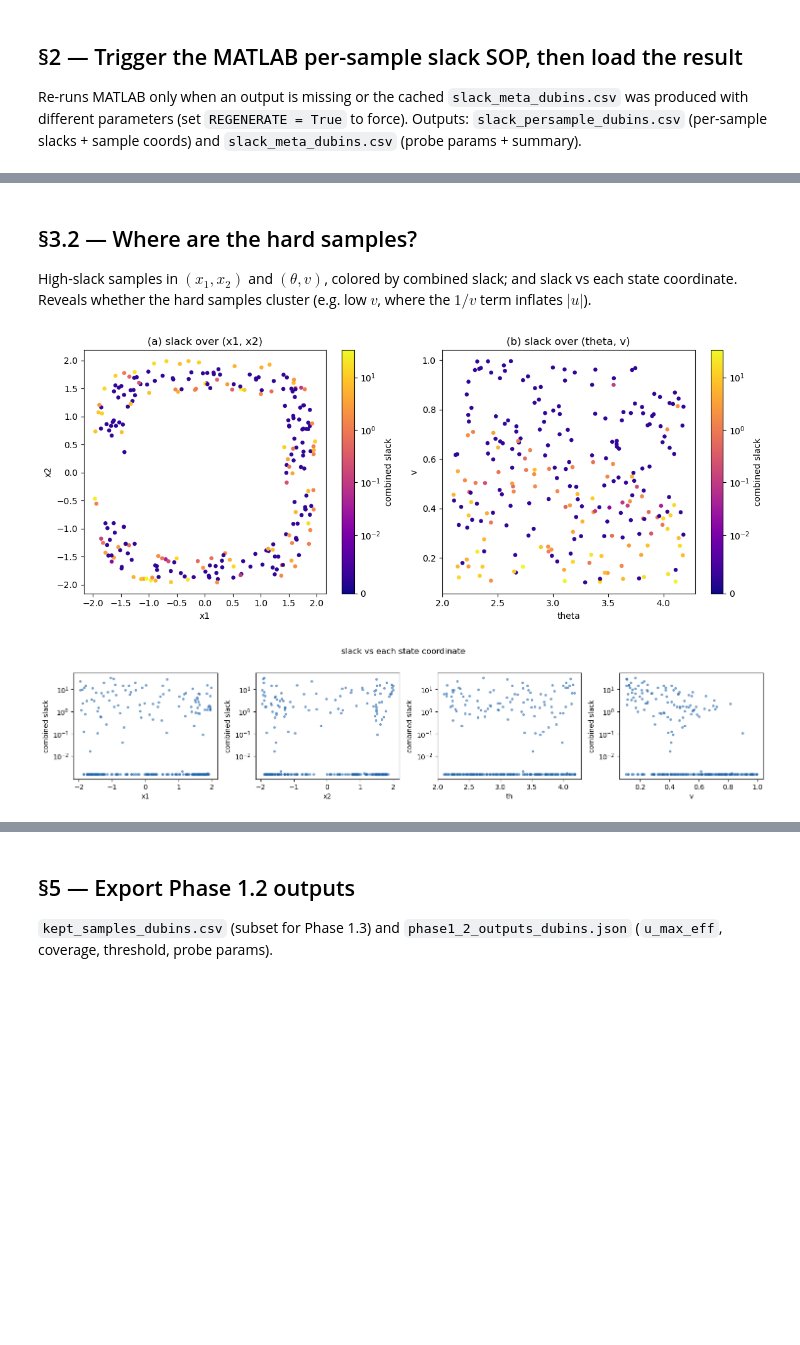
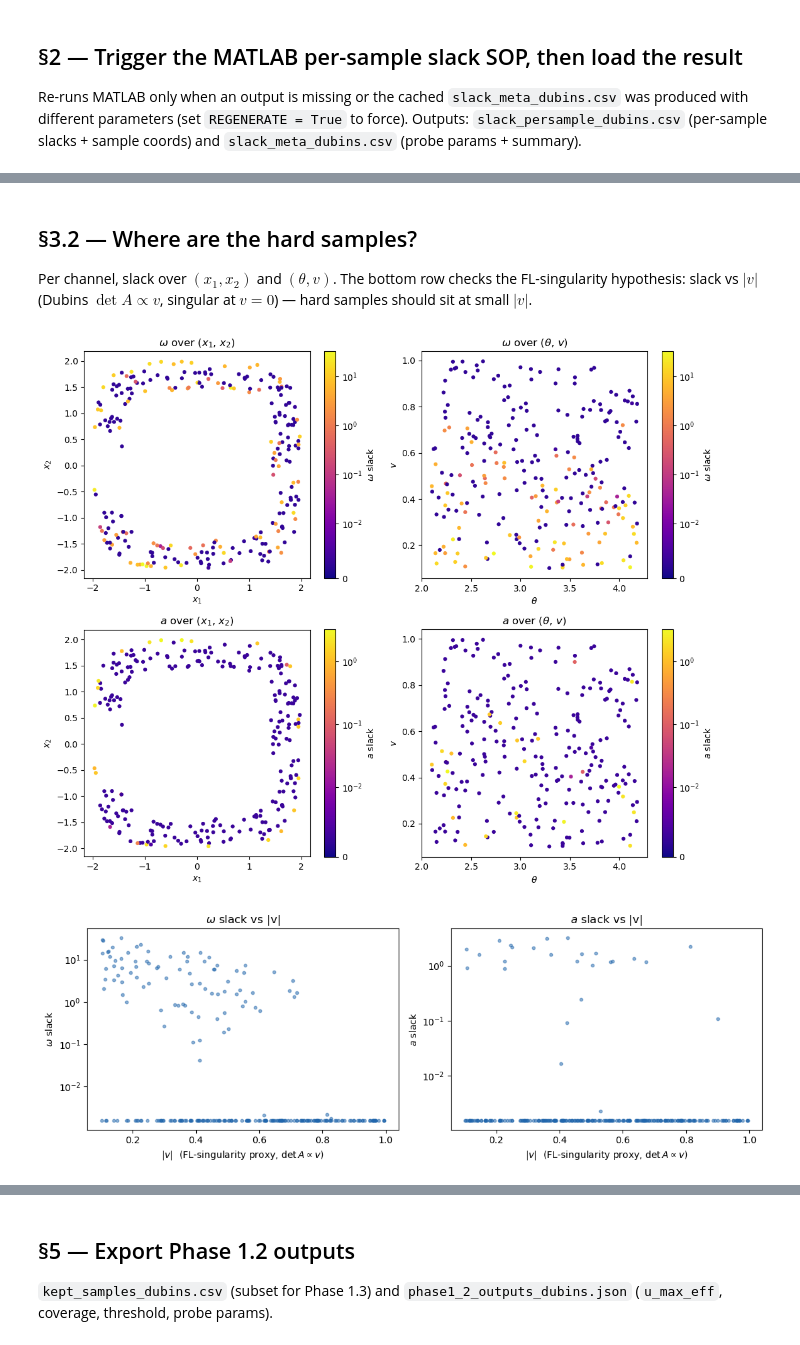
Before and after one commit to JianqiangDing/reach_avoid_backstepping_MPC, a Jupyter notebook: revision/slack_diagnostic/dubins_slack_diag.ipynb, the cells around one changed output, grey strips where cells are left out. Saved outputs shown, nothing was run; the diff lists cells and outputs as text; code cells hidden in the pictures; blank space fills up the shorter version.

```diff
--- a/revision/slack_diagnostic/dubins_slack_diag.ipynb
+++ b/revision/slack_diagnostic/dubins_slack_diag.ipynb
@@ -226,41 +307,49 @@ fraction with slack <= floor (1e-02): 61.2%  (feasible at ub_req with ~0 slack)
 # %% [markdown]
 ## §3.2 — Where are the hard samples?
 
-High-slack samples in $(x_1,x_2)$ and $(\theta,v)$, colored by combined slack; and slack vs each state coordinate. Reveals whether the hard samples cluster (e.g. low $v$, where the $1/v$ term inflates $|u|$).
+Per channel, slack over $(x_1,x_2)$ and $(\theta,v)$. The bottom row checks
+the FL-singularity hypothesis: slack vs $|v|$ (Dubins $\det A\propto v$,
+singular at $v=0$) — hard samples should sit at small $|v|$.
 # %%
-norm = mcolors.SymLogNorm(linthresh=1e-2, vmin=0, vmax=s.max())
-fig, axes = plt.subplots(1, 2, figsize=(12, 4.8))
-for ax, (cx, cy, lx, ly) in zip(
-    axes, [("x1", "x2", "x1", "x2"), ("th", "v", "theta", "v")]
-):
-    sc = ax.scatter(
-        df[cx], df[cy], c=s, cmap="plasma", norm=norm, s=22, edgecolors="none"
+proj = [("x1", "x2", r"$x_1$", r"$x_2$"), ("th", "v", r"$\theta$", r"$v$")]
+
+fig, axes = plt.subplots(2, 2, figsize=(11, 9))
+for row, (col, ub, lab) in enumerate(channels):
+    s = df[col].values
+    norm = mcolors.SymLogNorm(
+        linthresh=max(FLOOR, 1e-2), vmin=0, vmax=max(s.max(), FLOOR)
     )
-    plt.colorbar(sc, ax=ax, label="combined slack")
-    ax.set_xlabel(lx)
-    ax.set_ylabel(ly)
-axes[0].set_title("(a) slack over (x1, x2)")
-axes[0].set_aspect("equal")
-axes[1].set_title("(b) slack over (theta, v)")
+    for k, (cx, cy, lx, ly) in enumerate(proj):
+        ax = axes[row, k]
+        sc = ax.scatter(
+            df[cx], df[cy], c=s, cmap="plasma", norm=norm, s=20, edgecolors="none"
+        )
+        plt.colorbar(sc, ax=ax, label=f"{lab} slack")
+        ax.set_xlabel(lx)
+        ax.set_ylabel(ly)
+        ax.set_title(f"{lab} over ({lx}, {ly})")
+    axes[row, 0].set_aspect("equal")
 fig.tight_layout()
 fig.savefig(
     os.path.join(REV_DATA, "slack_dubins_spatial.png"), dpi=130, bbox_inches="tight"
 )
 plt.show()
 
-fig, axes = plt.subplots(1, 4, figsize=(15, 3.2))
-for ax, c in zip(axes, ["x1", "x2", "th", "v"]):
-    ax.scatter(df[c], s, s=8, c="#2166ac", alpha=0.5)
-    ax.set_xlabel(c)
-    ax.set_ylabel("combined slack")
-    ax.set_yscale("symlog", linthresh=1e-2)
-fig.suptitle("slack vs each state coordinate", y=1.02)
+# FL-singularity check: slack vs |v|  (Dubins det A propto v -> singular at v=0)
+absv = np.abs(df["v"].values)
+fig, axes = plt.subplots(1, 2, figsize=(11, 4))
+for ax, (col, ub, lab) in zip(axes, channels):
+    ax.scatter(absv, df[col], s=10, c="#2166ac", alpha=0.5)
+    ax.set_xlabel(r"$|v|$  (FL-singularity proxy, $\det A \propto v$)")
+    ax.set_ylabel(f"{lab} slack")
+    ax.set_yscale("symlog", linthresh=max(FLOOR, 1e-2))
+    ax.set_title(f"{lab} slack vs |v|")
 fig.tight_layout()
 fig.savefig(
-    os.path.join(REV_DATA, "slack_dubins_vs_state.png"), dpi=130, bbox_inches="tight"
+    os.path.join(REV_DATA, "slack_dubins_vs_v.png"), dpi=130, bbox_inches="tight"
 )
 plt.show()
 # %% [output]
-[figure, old version]
+[figure, new version]
-[figure, old version]
+[figure, new version]
 # %% [markdown]
```
Also changed, not shown: parts of 7 cells of this notebook, 23 other files.
